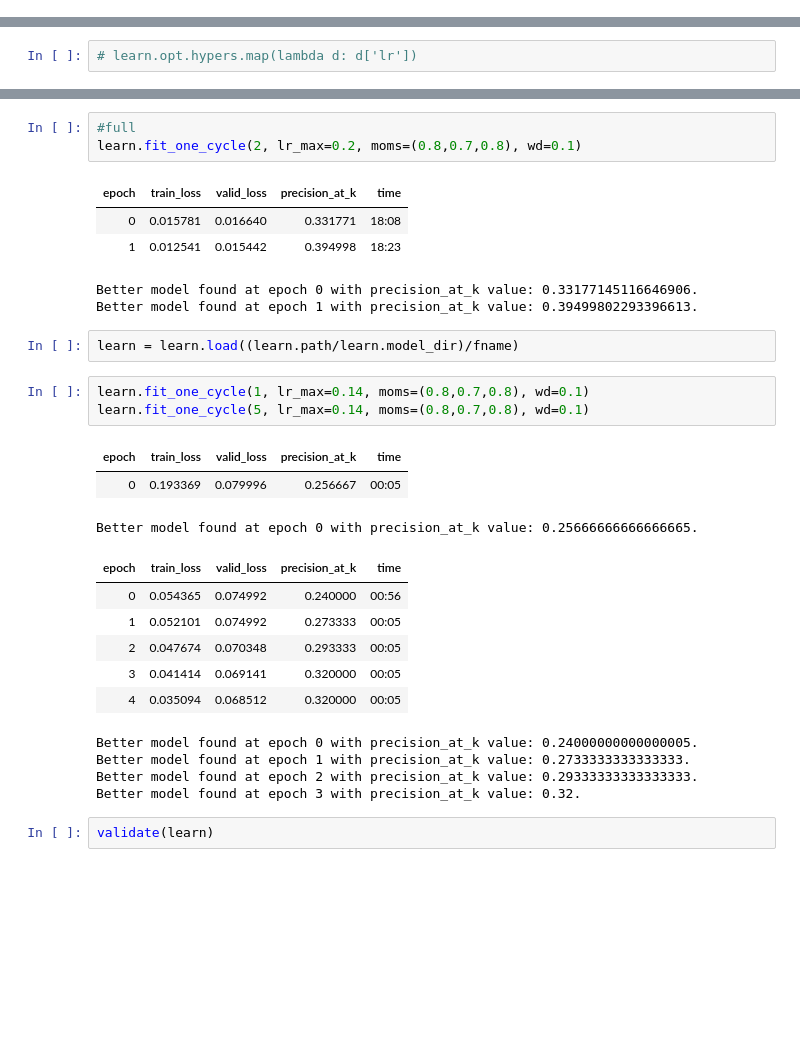
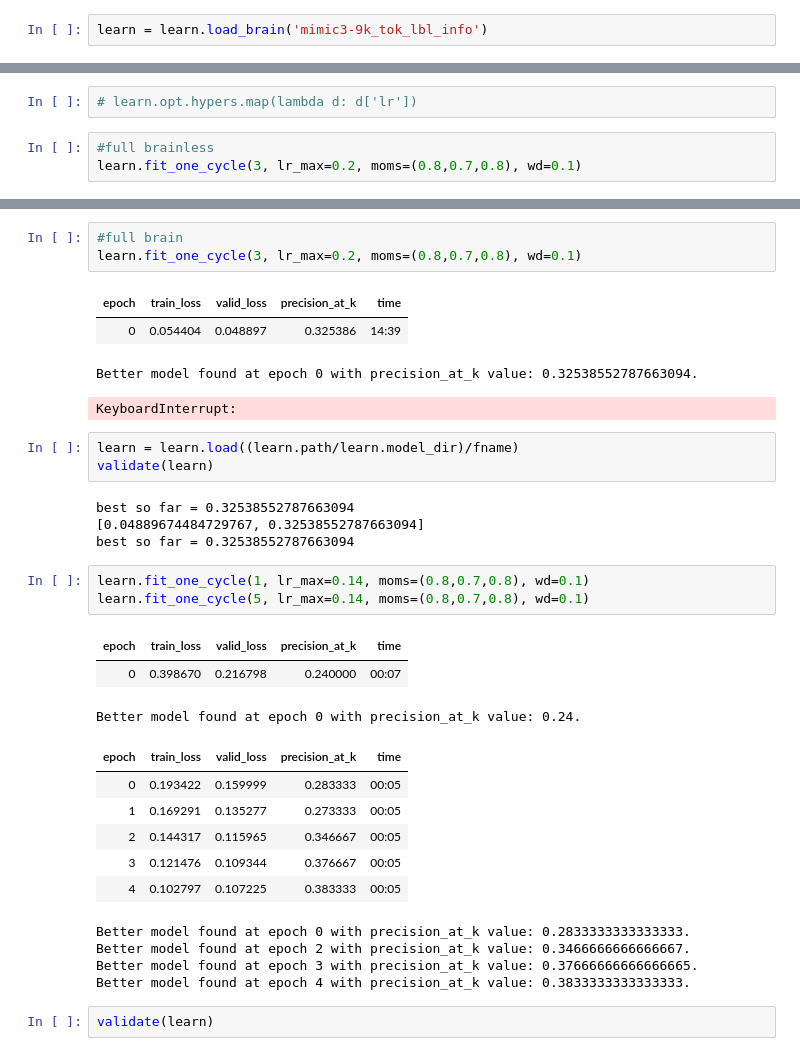
Before and after one commit to debjyotiSRoy/xcube, a Jupyter notebook: nbs/18_tutorial.train_mimic3.ipynb, the cells around one changed output, grey strips where cells are left out. Saved outputs shown, nothing was run; the diff lists cells and outputs as text; blank space fills up the shorter version.

```diff
--- a/nbs/18_tutorial.train_mimic3.ipynb
+++ b/nbs/18_tutorial.train_mimic3.ipynb
@@ -728,3 +728,5 @@ The following line essentially captures the magic of [ULMFit's](https://arxiv.or
 # %%
 learn = learn.load_encoder('mimic3-9k_lm_finetuned')
 # learn_r = learn_r.load_encoder('mimic3-9k_lm_finetuned_r')
+# %%
+learn = learn.load_brain('mimic3-9k_tok_lbl_info')
@@ -900,2 +907,5 @@ lr_min=0.10568175315856934, lr_steep=0.00201372429728508, lr_valley=0.0052480744
 # %%
 # learn.opt.hypers.map(lambda d: d['lr'])
+# %%
+#full brainless
+learn.fit_one_cycle(3, lr_max=0.2, moms=(0.8,0.7,0.8), wd=0.1)
@@ -902,31 +920,35 @@ lr_min=0.10568175315856934, lr_steep=0.00201372429728508, lr_valley=0.0052480744
 # %%
-#full
-learn.fit_one_cycle(2, lr_max=0.2, moms=(0.8,0.7,0.8), wd=0.1)
+#full brain
+learn.fit_one_cycle(3, lr_max=0.2, moms=(0.8,0.7,0.8), wd=0.1)
 # %% [output]
 | epoch | train_loss | valid_loss | precision_at_k | time |
-| 0 | 0.015781 | 0.016640 | 0.331771 | 18:08 |
-| 1 | 0.012541 | 0.015442 | 0.394998 | 18:23 |
+| 0 | 0.054404 | 0.048897 | 0.325386 | 14:39 |
-Better model found at epoch 0 with precision_at_k value: 0.33177145116646906.
-Better model found at epoch 1 with precision_at_k value: 0.39499802293396613.
+Better model found at epoch 0 with precision_at_k value: 0.32538552787663094.
+KeyboardInterrupt:
 # %%
 learn = learn.load((learn.path/learn.model_dir)/fname)
+validate(learn)
+# %% [output]
+best so far = 0.32538552787663094
+[0.04889674484729767, 0.32538552787663094]
+best so far = 0.32538552787663094
 # %%
 learn.fit_one_cycle(1, lr_max=0.14, moms=(0.8,0.7,0.8), wd=0.1)
 learn.fit_one_cycle(5, lr_max=0.14, moms=(0.8,0.7,0.8), wd=0.1)
 # %% [output]
 | epoch | train_loss | valid_loss | precision_at_k | time |
-| 0 | 0.193369 | 0.079996 | 0.256667 | 00:05 |
+| 0 | 0.398670 | 0.216798 | 0.240000 | 00:07 |
-Better model found at epoch 0 with precision_at_k value: 0.25666666666666665.
+Better model found at epoch 0 with precision_at_k value: 0.24.
 | epoch | train_loss | valid_loss | precision_at_k | time |
-| 0 | 0.054365 | 0.074992 | 0.240000 | 00:56 |
-| 1 | 0.052101 | 0.074992 | 0.273333 | 00:05 |
-| 2 | 0.047674 | 0.070348 | 0.293333 | 00:05 |
-| 3 | 0.041414 | 0.069141 | 0.320000 | 00:05 |
-| 4 | 0.035094 | 0.068512 | 0.320000 | 00:05 |
+| 0 | 0.193422 | 0.159999 | 0.283333 | 00:05 |
+| 1 | 0.169291 | 0.135277 | 0.273333 | 00:05 |
+| 2 | 0.144317 | 0.115965 | 0.346667 | 00:05 |
+| 3 | 0.121476 | 0.109344 | 0.376667 | 00:05 |
+| 4 | 0.102797 | 0.107225 | 0.383333 | 00:05 |
-Better model found at epoch 0 with precision_at_k value: 0.24000000000000005.
-Better model found at epoch 1 with precision_at_k value: 0.2733333333333333.
-Better model found at epoch 2 with precision_at_k value: 0.29333333333333333.
-Better model found at epoch 3 with precision_at_k value: 0.32.
+Better model found at epoch 0 with precision_at_k value: 0.2833333333333333.
+Better model found at epoch 2 with precision_at_k value: 0.3466666666666667.
+Better model found at epoch 3 with precision_at_k value: 0.37666666666666665.
+Better model found at epoch 4 with precision_at_k value: 0.3833333333333333.
 # %%
 validate(learn)
 # %% [output]
```
Also changed, not shown: parts of 13 cells of this notebook, 5 other files.
